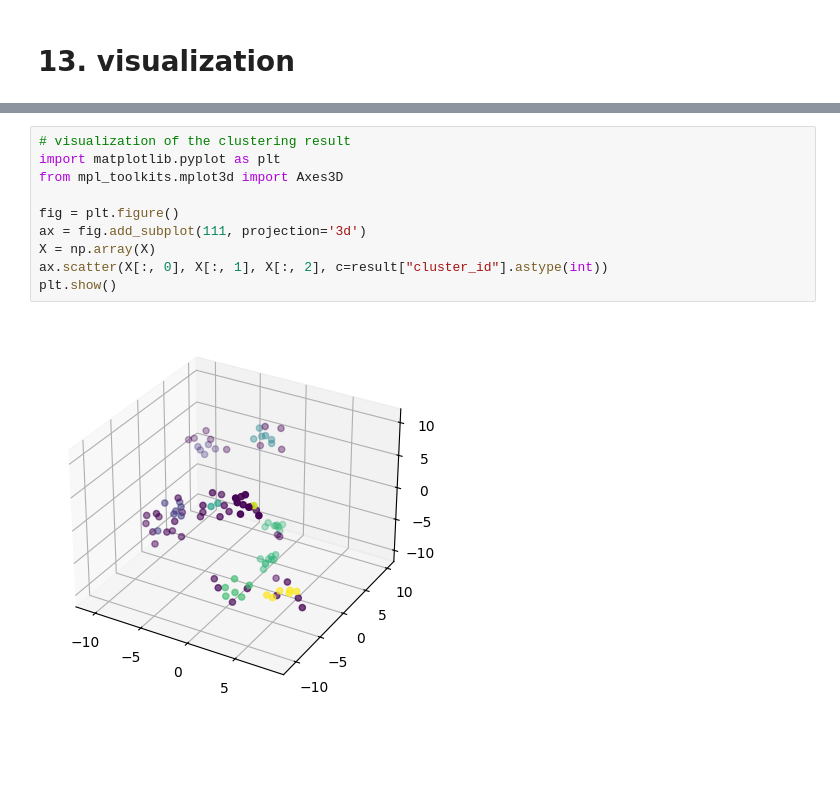
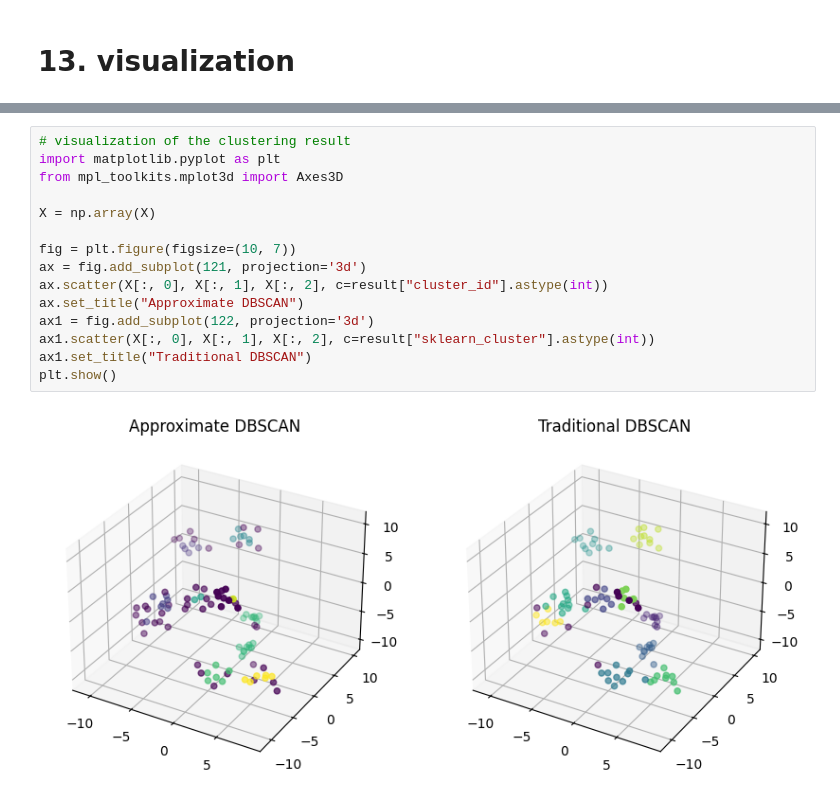
Before and after one commit to yzey1/ApproxDBSCAN_pyspark, a Jupyter notebook: experiment.ipynb, the cells around one changed output, grey strips where cells are left out. Drawn from its saved outputs; the diff is of its cells as text; blank space fills up the shorter version.

Commit message:
comparison visualization

```diff
--- a/experiment.ipynb
+++ b/experiment.ipynb
@@ -517,12 +497,17 @@ list(result["cluster_id"])
 # %%
 # visualization of the clustering result
 import matplotlib.pyplot as plt
 from mpl_toolkits.mplot3d import Axes3D
 
-fig = plt.figure()
-ax = fig.add_subplot(111, projection='3d')
 X = np.array(X)
+
+fig = plt.figure(figsize=(10, 7))
+ax = fig.add_subplot(121, projection='3d')
 ax.scatter(X[:, 0], X[:, 1], X[:, 2], c=result["cluster_id"].astype(int))
+ax.set_title("Approximate DBSCAN")
+ax1 = fig.add_subplot(122, projection='3d')
+ax1.scatter(X[:, 0], X[:, 1], X[:, 2], c=result["sklearn_cluster"].astype(int))
+ax1.set_title("Traditional DBSCAN")
 plt.show()
 # %% [output]
-[figure, old version]
+[figure, new version]
```
Also changed, not shown: parts of 1 cell of this notebook.
